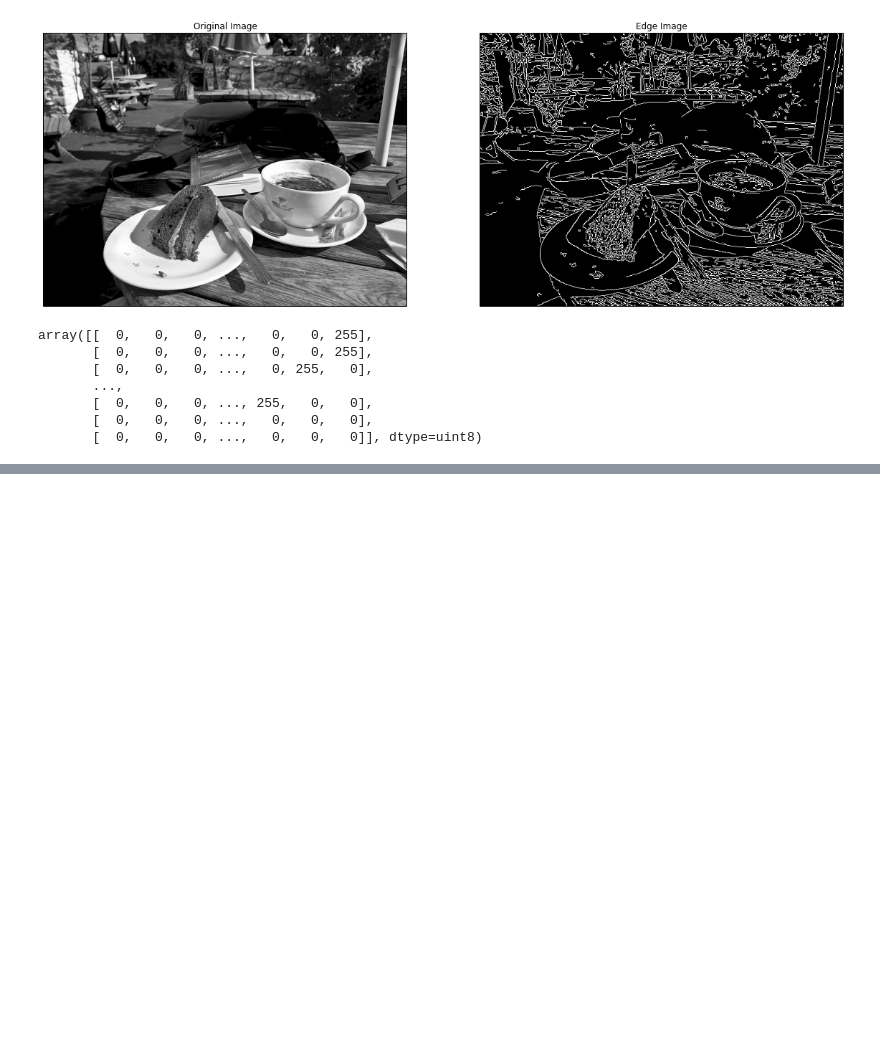
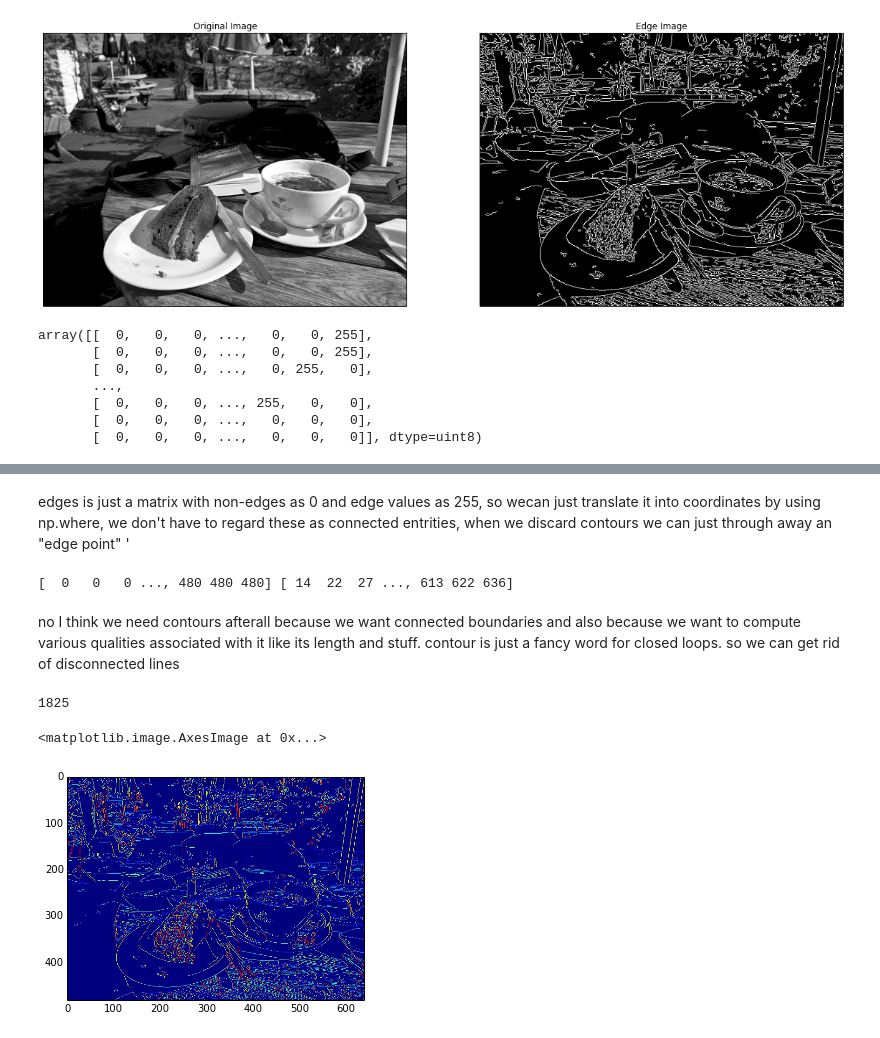
Before and after one commit to dorisjlee/crowd-seg, a Jupyter notebook: analysis/2016_12_29_CVBasedMetrics.ipynb, the cells around one changed output, grey strips where cells are left out. Saved outputs shown, nothing was run; the diff lists cells and outputs as text; code cells hidden in the pictures; blank space fills up the shorter version.

```diff
--- a/analysis/2016_12_29_CVBasedMetrics.ipynb
+++ b/analysis/2016_12_29_CVBasedMetrics.ipynb
@@ -40,0 +118,2 @@ array([[  0,   0,   0, ...,   0,   0, 255],
+# %% [markdown]
+edges is just a matrix with non-edges as 0 and edge values as 255, so wecan just translate it into coordinates by using np.where, we don't have to regard these as connected entrities, when we discard contours we can just through away an "edge point" '
@@ -40,0 +122,17 @@ array([[  0,   0,   0, ...,   0,   0, 255],
+# %%
+print x_edges,y_edges
+# %% [output]
+[  0   0   0 ..., 480 480 480] [ 14  22  27 ..., 613 622 636]
+# %% [markdown]
+no I think we need contours afterall because we want connected boundaries and also because we want to compute various qualities associated with it like its length and stuff. contour is just a fancy word for closed loops. so we can get rid of disconnected lines
+# %%
+im2, contours, hierarchy = cv2.findContours(edges,cv2.RETR_TREE,cv2.CHAIN_APPROX_SIMPLE)
+# %%
+len(contours)
+# %% [output]
+1825
+# %%
+plt.imshow(im2)
+# %% [output]
+<matplotlib.image.AxesImage at 0x...>
+[figure, added]
```
Also changed, not shown: parts of 33 cells of this notebook, 1 other file.
